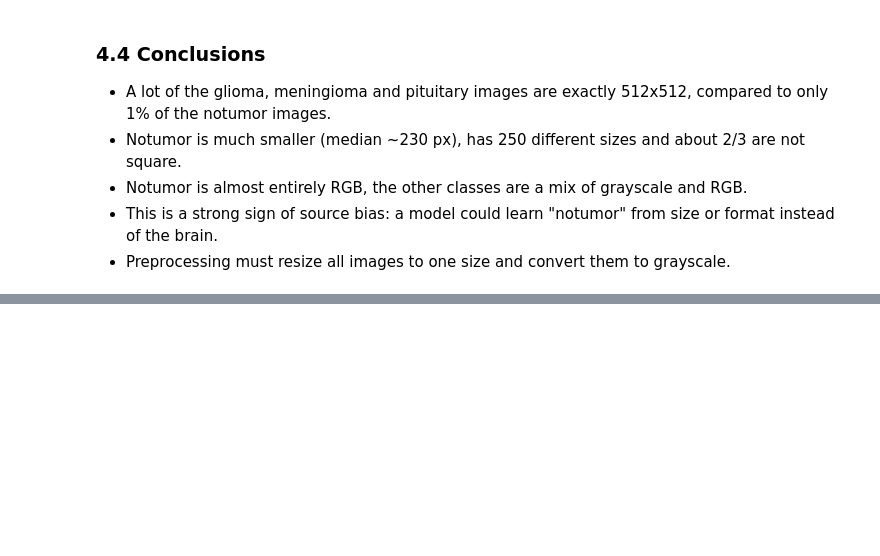
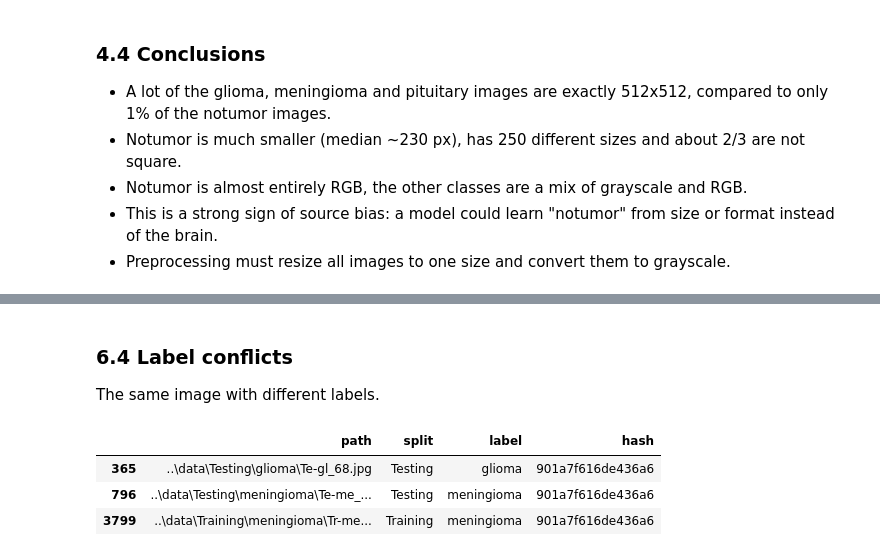
Before and after one commit to brieq/brain-tumor-mri-classification, a Jupyter notebook: notebooks/01_eda.ipynb, the cells around one changed output, grey strips where cells are left out. Saved outputs shown, nothing was run; the diff lists cells and outputs as text; code cells hidden in the pictures; blank space fills up the shorter version.

```diff
--- a/notebooks/01_eda.ipynb
+++ b/notebooks/01_eda.ipynb
@@ -133,0 +219,12 @@ plt.show()
+# %% [markdown]
+### 6.4 Label conflicts
+
+The same image with different labels.
+# %%
+conflict_hashes = dup_groups[dup_groups["n_labels"] > 1].index
+df.loc[df["hash"].isin(conflict_hashes), ["path", "split", "label", "hash"]]
+# %% [output]
+|  | path | split | label | hash |
+| 365 | ..\data\Testing\glioma\Te-gl_68.jpg | Testing | glioma | 901a7f616de436a6 |
+| 796 | ..\data\Testing\meningioma\Te-me_... | Testing | meningioma | 901a7f616de436a6 |
+| 3799 | ..\data\Training\meningioma\Tr-me... | Training | meningioma | 901a7f616de436a6 |
```
Also changed, not shown: parts of 14 cells of this notebook.
